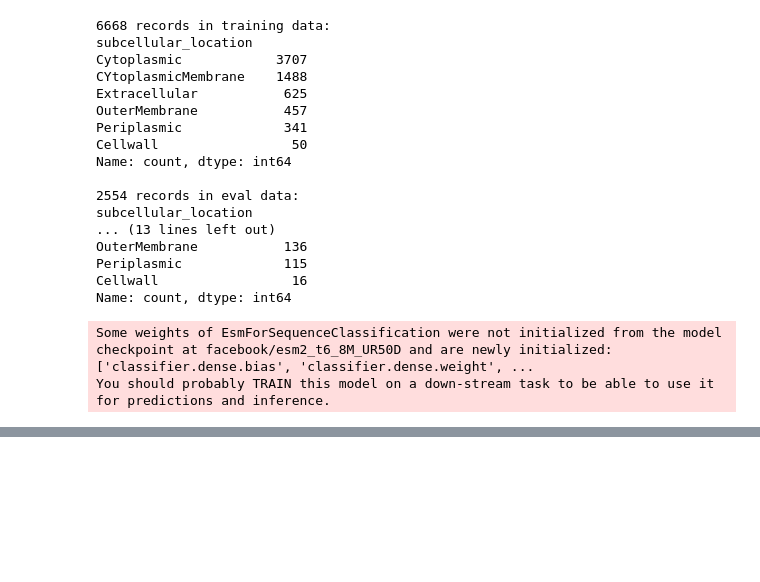
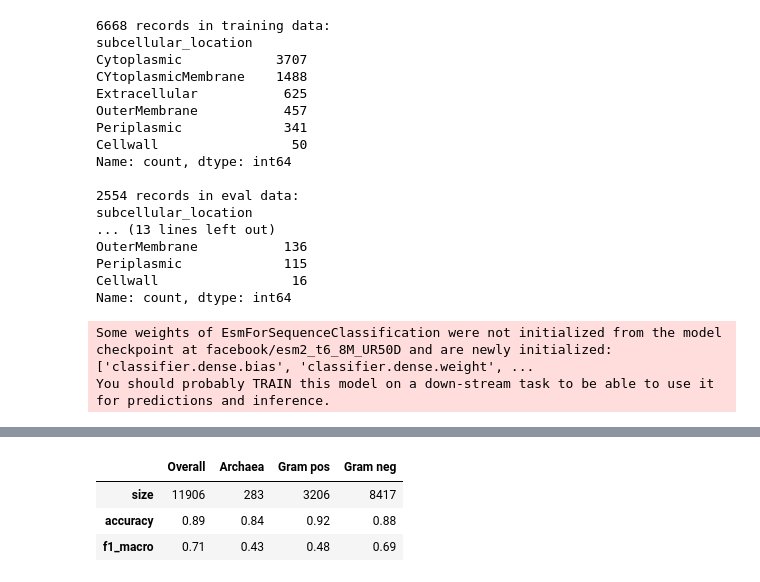
Before and after one commit to evocellnet/bc_deep_learning_in_biology, a Jupyter notebook: lab4/2_fine_tuning.ipynb, the cells around one changed output, grey strips where cells are left out. Drawn from its saved outputs; the diff is of its cells as text; code cells hidden in the pictures; blank space fills up the shorter version.

```diff
--- a/lab4/2_fine_tuning.ipynb
+++ b/lab4/2_fine_tuning.ipynb
@@ -241,11 +246,25 @@ print(metric_f1.compute(predictions=df_graphpart.label_predicted.values, referen
 # %%
 # Show table with performance metrics split by organism to match Table 3 in preprint
-def apply_(df):
+def calculate_stats_(df):
+    accuracy = metric_accuracy.compute(predictions=df.label_predicted.values, references=df.label.values)['accuracy']
+    f1_macro = metric_f1.compute(predictions=df.label_predicted.values, references=df.label.values, average='macro')['f1']
     return pd.Series({
-        'size': len(df),
-        'accuracy': metric_accuracy.compute(predictions=df.label_predicted.values, references=df.label.values)['accuracy'],
-        'f1_macro': metric_f1.compute(predictions=df.label_predicted.values, references=df.label.values, average='macro')['f1'],
+        'size': '{:d}'.format(len(df)),
+        'accuracy': '{:.2f}'.format(accuracy),
+        'f1_macro': '{:.2f}'.format(f1_macro),
     })
 
 # Q10. Re-train on the whole data; compare to DeepLoc Pro
-print(df_graphpart.groupby('organism_group').apply(apply_).transpose()[['archaea', 'positive', 'negative']].to_string(float_format='%.2f'))
+#print(df_graphpart.groupby('organism_group').apply(apply_).transpose()[['archaea', 'positive', 'negative']].to_string(float_format='%.2f'))
+#display(HTML(df_graphpart.groupby('organism_group').apply(apply_).transpose()[['archaea', 'positive', 'negative']].to_html()))
+pd.concat([
+    calculate_stats_(df_graphpart),
+    calculate_stats_(df_graphpart.query('organism_group == "archaea"')),
+    calculate_stats_(df_graphpart.query('organism_group == "positive"')),
+    calculate_stats_(df_graphpart.query('organism_group == "negative"')),
+], axis=1).set_axis(['Overall', 'Archaea' , 'Gram pos', 'Gram neg'], axis=1)
+# %% [output]
+|  | Overall | Archaea | Gram pos | Gram neg |
+| size | 11906 | 283 | 3206 | 8417 |
+| accuracy | 0.89 | 0.84 | 0.92 | 0.88 |
+| f1_macro | 0.71 | 0.43 | 0.48 | 0.69 |
```
Also changed, not shown: parts of 5 cells of this notebook.
